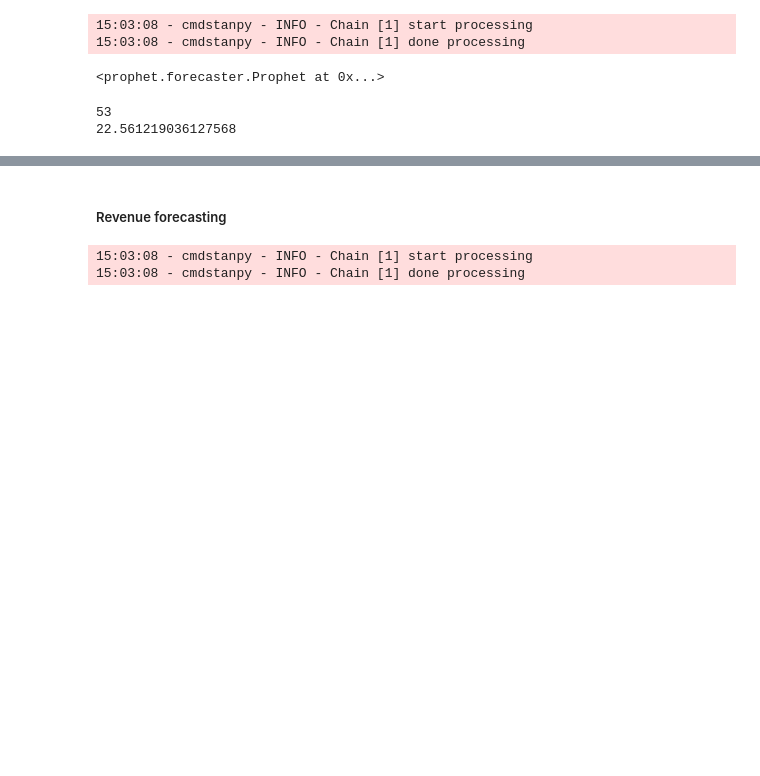
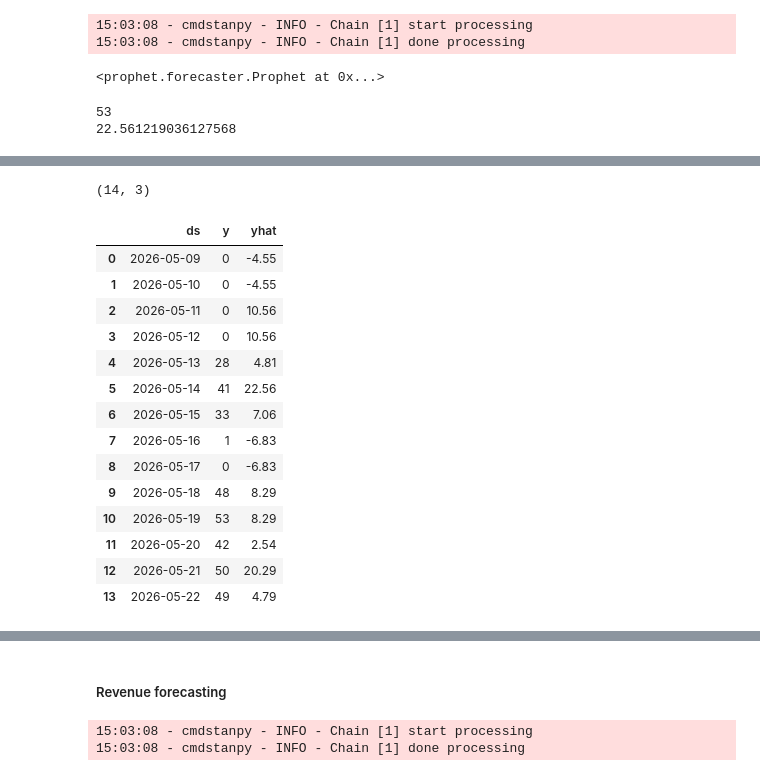
Before and after one commit to youssef-113/end-to-end-TimeSeries-forecasting, a Jupyter notebook: notebook/Understanding-Cleaning-EDA-CompaignData.ipynb, the cells around one changed output, grey strips where cells are left out. Drawn from its saved outputs; the diff is of its cells as text; code cells hidden in the pictures; blank space fills up the shorter version.

```diff
--- a/notebook/Understanding-Cleaning-EDA-CompaignData.ipynb
+++ b/notebook/Understanding-Cleaning-EDA-CompaignData.ipynb
@@ -2319,0 +2326,10 @@ print(pred_lead['yhat'].max())
+# %%
+eval_df = test_lead.merge(
+    pred_lead[['ds','yhat']],
+    on='ds',
+    how='inner'
+)
+
+print(eval_df.shape)
+# %% [output]
+(14, 3)
@@ -2324 +2343,21 @@ mape_l = (abs((test_lead['y'].values - pred_lead['yhat'].values) / test_lead['y'
 r2_l = r2_score(test_lead['y'], pred_lead['yhat'])
+# %%
+pd.set_option('display.float_format', '{:,.2f}'.format)
+
+eval_df[['ds','y','yhat']]
+# %% [output]
+|  | ds | y | yhat |
+| 0 | 2026-05-09 | 0 | -4.55 |
+| 1 | 2026-05-10 | 0 | -4.55 |
+| 2 | 2026-05-11 | 0 | 10.56 |
+| 3 | 2026-05-12 | 0 | 10.56 |
+| 4 | 2026-05-13 | 28 | 4.81 |
+| 5 | 2026-05-14 | 41 | 22.56 |
+| 6 | 2026-05-15 | 33 | 7.06 |
+| 7 | 2026-05-16 | 1 | -6.83 |
+| 8 | 2026-05-17 | 0 | -6.83 |
+| 9 | 2026-05-18 | 48 | 8.29 |
+| 10 | 2026-05-19 | 53 | 8.29 |
+| 11 | 2026-05-20 | 42 | 2.54 |
+| 12 | 2026-05-21 | 50 | 20.29 |
+| 13 | 2026-05-22 | 49 | 4.79 |
```
Also changed, not shown: parts of 7 cells of this notebook, 1 other file.
